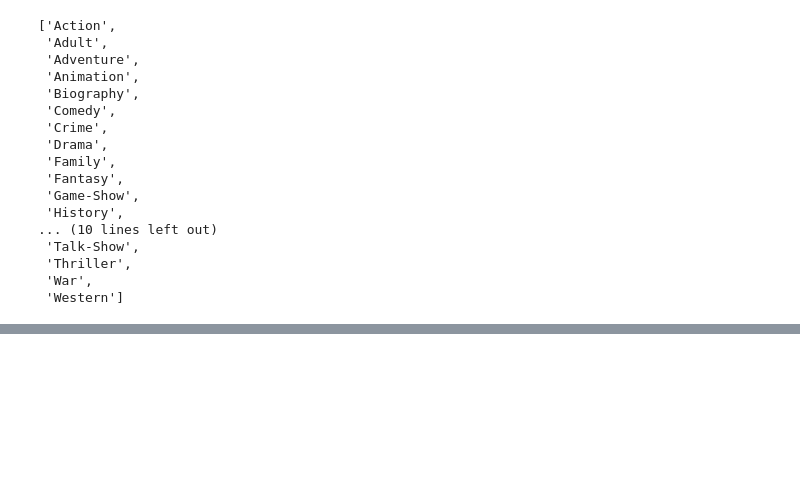
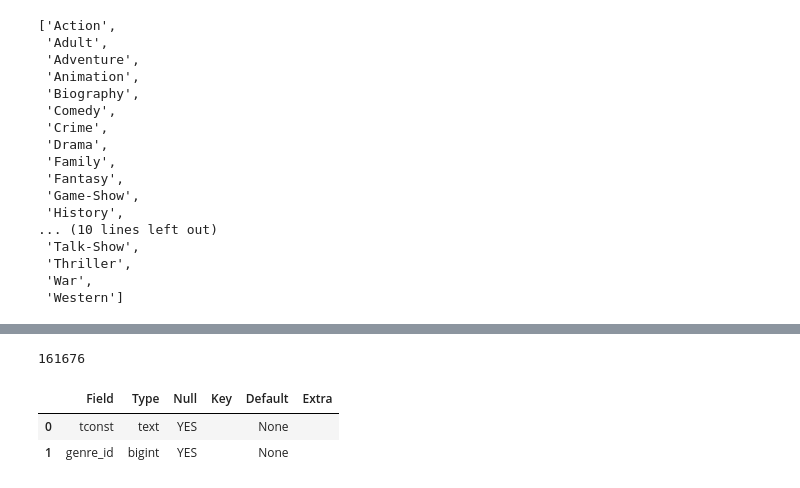
Before and after one commit to john-a-dixon/movie-success-analysis, a Jupyter notebook: 3-SQL.ipynb, the cells around one changed output, grey strips where cells are left out. Saved outputs shown, nothing was run; the diff lists cells and outputs as text; code cells hidden in the pictures; blank space fills up the shorter version.

Commit message:
First 3 tables made.

```diff
--- a/3-SQL.ipynb
+++ b/3-SQL.ipynb
@@ -138,0 +207,16 @@ unique_genres
+# %%
+# Actually create the ratings table in the database
+title_genres_df.to_sql("title_genres",
+                        engine,
+                        if_exists="replace",
+                        index=False)
+# %% [output]
+161676
+# %%
+# View the schema to verify the primary key was added
+query = """DESCRIBE title_genres;"""
+pd.read_sql(query, engine)
+# %% [output]
+|  | Field | Type | Null | Key | Default | Extra |
+| 0 | tconst | text | YES |  | None |  |
+| 1 | genre_id | bigint | YES |  | None |  |
```
Also changed, not shown: parts of 18 cells of this notebook.
